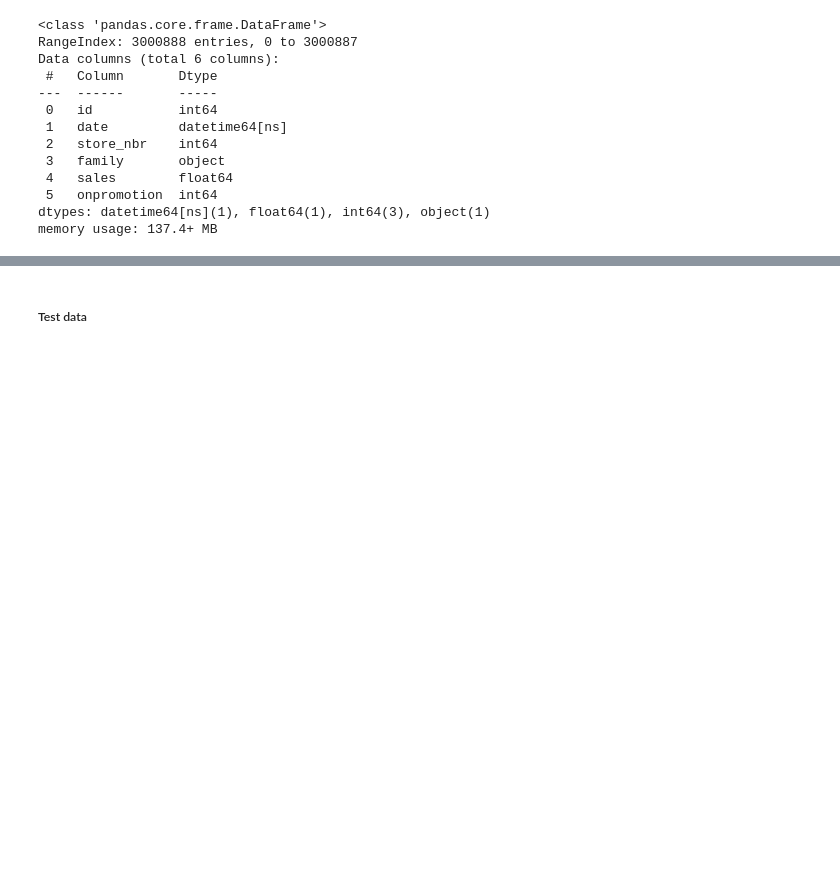
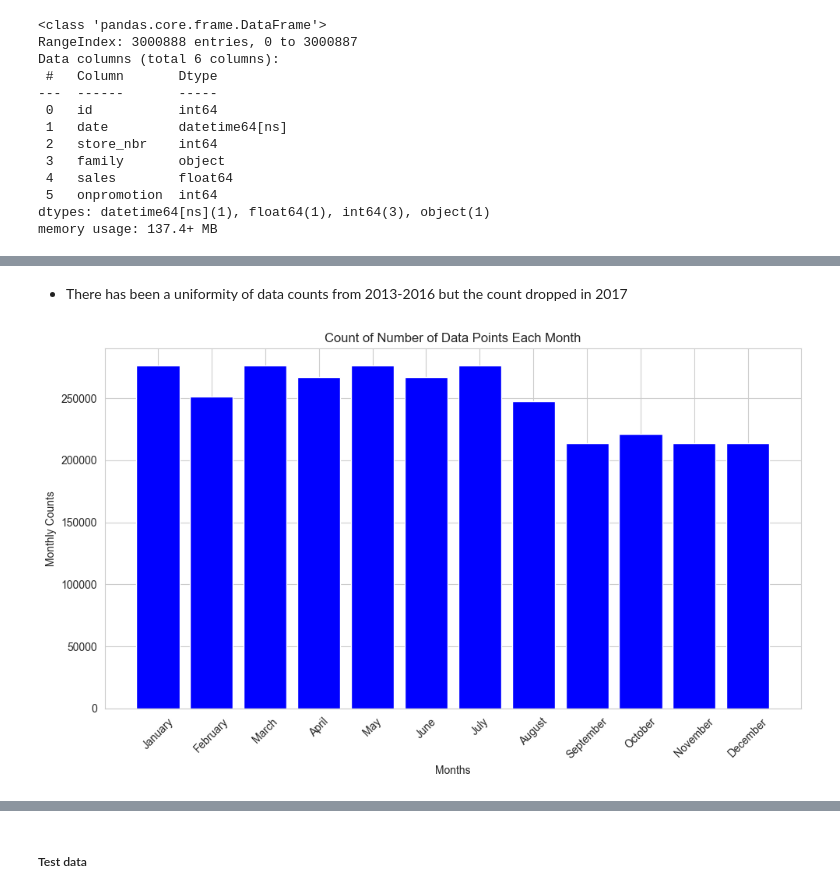
Before and after one commit to Azie88/ML-Regression-Project-Sales-Prediction, a Jupyter notebook: project_notebook.ipynb, the cells around one changed output, grey strips where cells are left out. Cells and saved outputs as stored; diff of their text form; code cells hidden in the pictures; blank space fills up the shorter version.

```diff
--- a/project_notebook.ipynb
+++ b/project_notebook.ipynb
@@ -213,0 +290,29 @@ memory usage: 137.4+ MB
+# %% [markdown]
+- There has been a uniformity of data counts from 2013-2016 but the count dropped in 2017
+# %%
+# extracting the month
+train['month'] = pd.to_datetime(train['date']).dt.month
+
+# Grouping by month and count the data points
+monthly_data = train.groupby('month').size().reset_index(name='counts')
+
+# Renaming the month values for labeling
+month_names = [
+    'January', 'February', 'March', 'April', 'May', 'June',
+    'July', 'August', 'September', 'October', 'November', 'December'
+]
+monthly_data['month'] = monthly_data['month'].apply(lambda x: month_names[x - 1])
+
+# Plotting the data
+fig, ax = plt.subplots(figsize=(10, 6))
+ax.bar(monthly_data['month'], monthly_data['counts'], color='blue')
+ax.set_title('Count of Number of Data Points Each Month')
+ax.set_xlabel('Months')
+ax.set_ylabel('Monthly Counts')
+
+plt.xticks(rotation=45)  # Rotate x-axis labels for better readability
+plt.tight_layout()  # Ensure labels are not cut off
+
+plt.show()
+# %% [output]
+[figure, added]
```
Also changed, not shown: parts of 69 cells of this notebook.
